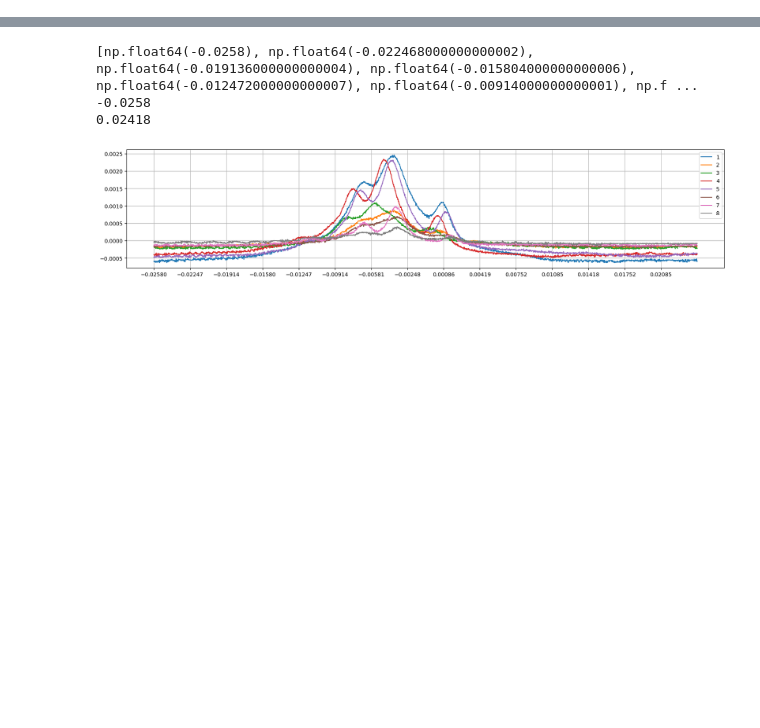
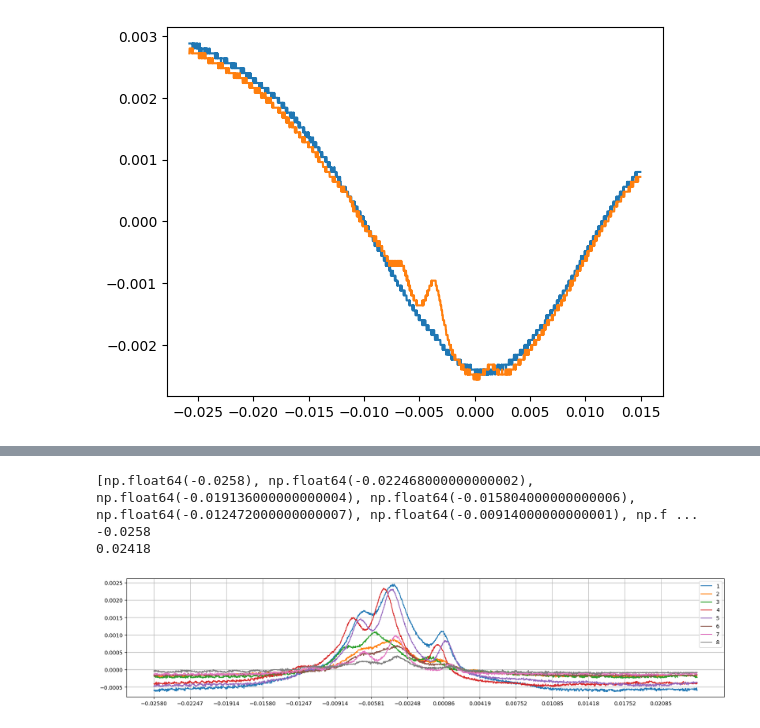
Before and after one commit to TimWiemer/Rubium_Spectroscopy_group_11, a Jupyter notebook: Lorenzfitjes_2.ipynb, the cells around one changed output, grey strips where cells are left out. Drawn from its saved outputs; the diff is of its cells as text; code cells hidden in the pictures; blank space fills up the shorter version.

```diff
--- a/Lorenzfitjes_2.ipynb
+++ b/Lorenzfitjes_2.ipynb
@@ -214,3 +214,12 @@ def gemiddelde_grafiek(x_lijst, y_lijst):
 # %%
 data_folder = r"/Users/timwiemer/Desktop/Natuur  en Sterrenkunde/Jaar 1/Rubium_Spectroscopy_group_11/Data/Lambd_dips_8_mesurements_2026_06_15"
 xjes, ytjes = file_data(data_folder,160)
+
+x_fg, y_fg = importeer(r"/Users/timwiemer/Desktop/Natuur  en Sterrenkunde/Jaar 1/Rubium_Spectroscopy_group_11/Data/Lambd_dips_8_mesurements_2026_06_15/TEK0120.CSV")
+x_bg , y_bg = importeer(r"/Users/timwiemer/Desktop/Natuur  en Sterrenkunde/Jaar 1/Rubium_Spectroscopy_group_11/Data/Lambd_dips_8_mesurements_2026_06_15/TEK0130.CSV")
+
+plt.plot(x_fg, y_fg)
+plt.plot(x_bg, y_bg)
+plt.show()
+# %% [output]
+[figure, added]
```
Also changed, not shown: parts of 7 cells of this notebook, 25 other files.
